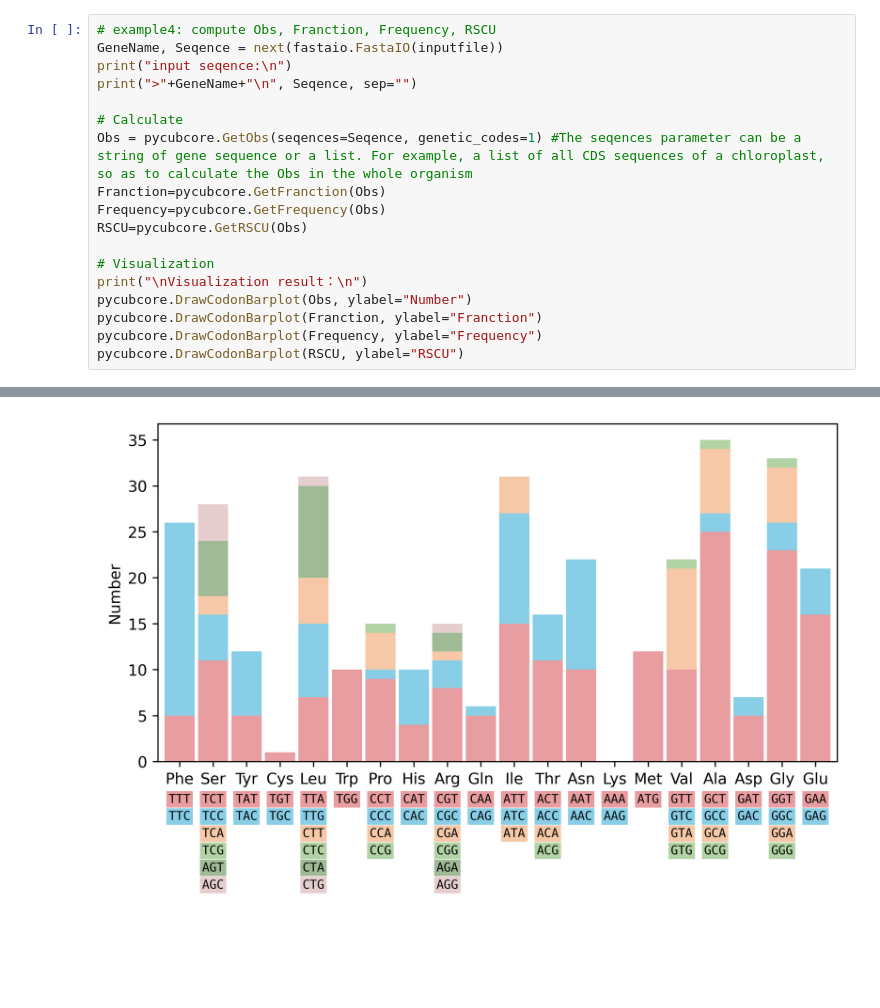
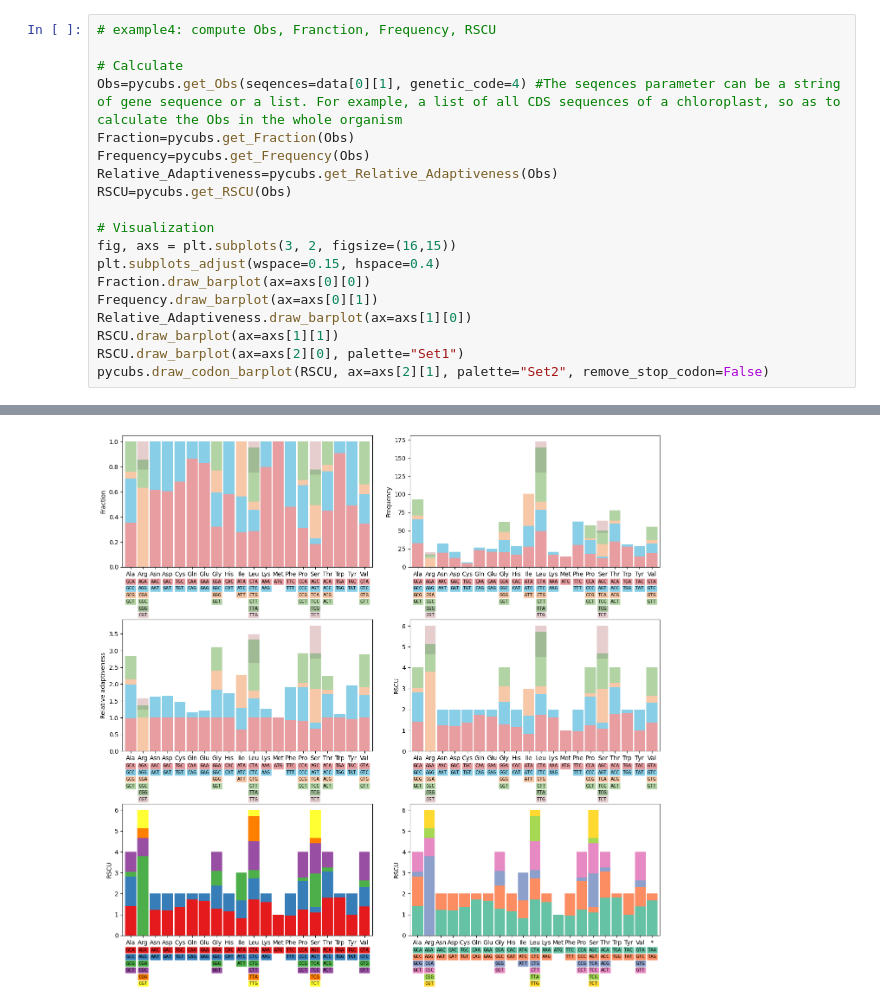
Before and after one commit to thecgs/pyCUBs, a Jupyter notebook: tutorial.ipynb, the cells around one changed output, grey strips where cells are left out. Cells and saved outputs as stored; diff of their text form; blank space fills up the shorter version.

```diff
--- a/tutorial.ipynb
+++ b/tutorial.ipynb
@@ -130,19 +117,20 @@ pycubcore.DrawNPA(NPAResult, show_gene_name=True)
 # %%
 # example4: compute Obs, Franction, Frequency, RSCU
-GeneName, Seqence = next(fastaio.FastaIO(inputfile))
-print("input seqence:\n")
-print(">"+GeneName+"\n", Seqence, sep="")
 
 # Calculate
-Obs = pycubcore.GetObs(seqences=Seqence, genetic_codes=1) #The seqences parameter can be a string of gene sequence or a list. For example, a list of all CDS sequences of a chloroplast, so as to calculate the Obs in the whole organism
-Franction=pycubcore.GetFranction(Obs)
-Frequency=pycubcore.GetFrequency(Obs)
-RSCU=pycubcore.GetRSCU(Obs)
+Obs=pycubs.get_Obs(seqences=data[0][1], genetic_code=4) #The seqences parameter can be a string of gene sequence or a list. For example, a list of all CDS sequences of a chloroplast, so as to calculate the Obs in the whole organism
+Fraction=pycubs.get_Fraction(Obs)
+Frequency=pycubs.get_Frequency(Obs)
+Relative_Adaptiveness=pycubs.get_Relative_Adaptiveness(Obs)
+RSCU=pycubs.get_RSCU(Obs)
 
 # Visualization
-print("\nVisualization result：\n")
-pycubcore.DrawCodonBarplot(Obs, ylabel="Number")
-pycubcore.DrawCodonBarplot(Franction, ylabel="Franction")
-pycubcore.DrawCodonBarplot(Frequency, ylabel="Frequency")
-pycubcore.DrawCodonBarplot(RSCU, ylabel="RSCU")
+fig, axs = plt.subplots(3, 2, figsize=(16,15))
+plt.subplots_adjust(wspace=0.15, hspace=0.4)
+Fraction.draw_barplot(ax=axs[0][0])
+Frequency.draw_barplot(ax=axs[0][1])
+Relative_Adaptiveness.draw_barplot(ax=axs[1][0])
+RSCU.draw_barplot(ax=axs[1][1])
+RSCU.draw_barplot(ax=axs[2][0], palette="Set1")
+pycubs.draw_codon_barplot(RSCU, ax=axs[2][1], palette="Set2", remove_stop_codon=False)
 # %% [output]
@@ -155 +137 @@ Visualization result：
-[figure, old version]
+[figure, new version]
```
Also changed, not shown: parts of 19 cells of this notebook, 4 other files.
